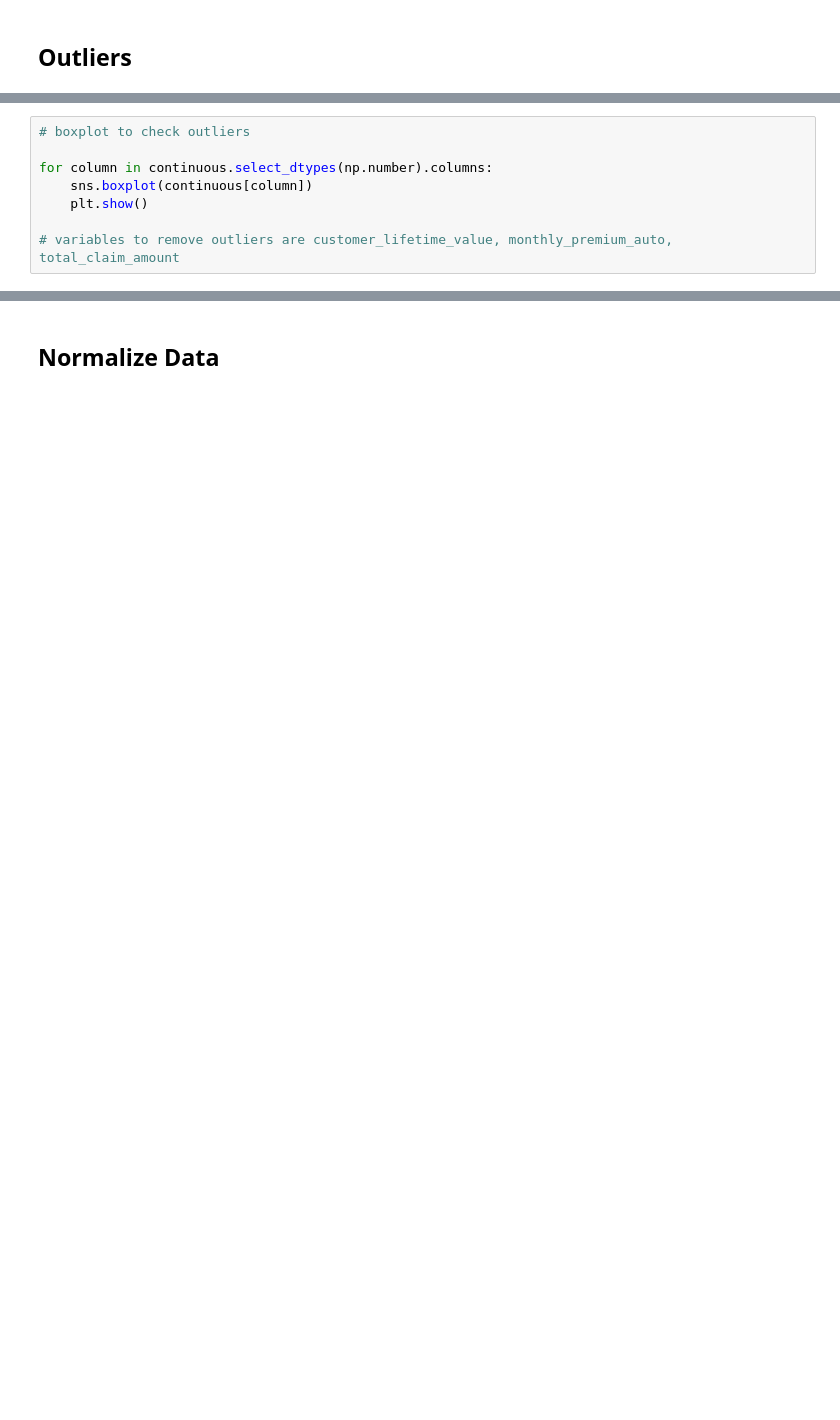
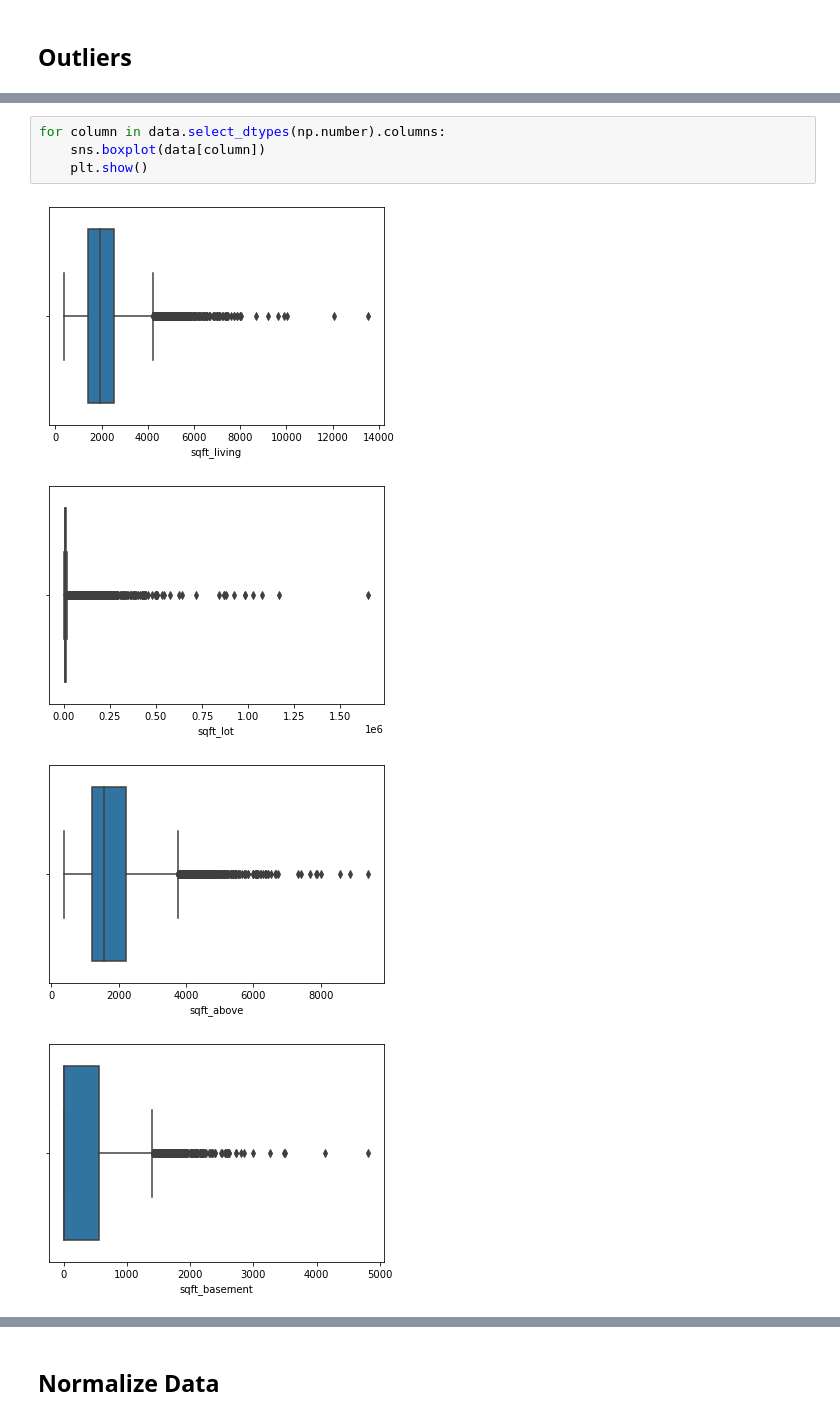
Before and after one commit to nicolerichter1989/mid-bootcamp-project, a Jupyter notebook: Regression Project - Housing Prices.ipynb, the cells around one changed output, grey strips where cells are left out. Cells and saved outputs as stored; diff of their text form; blank space fills up the shorter version.

```diff
--- a/Regression Project - Housing Prices.ipynb
+++ b/Regression Project - Housing Prices.ipynb
@@ -299,8 +399,9 @@ def drop_duplicates(x):
 # %%
-# boxplot to check outliers
-
-for column in continuous.select_dtypes(np.number).columns:
-    sns.boxplot(continuous[column])
+for column in data.select_dtypes(np.number).columns:
+    sns.boxplot(data[column])
     plt.show()
-
-# variables to remove outliers are customer_lifetime_value, monthly_premium_auto, total_claim_amount
+# %% [output]
+[figure, added]
+[figure, added]
+[figure, added]
+[figure, added]
```
Also changed, not shown: parts of 97 cells of this notebook.
